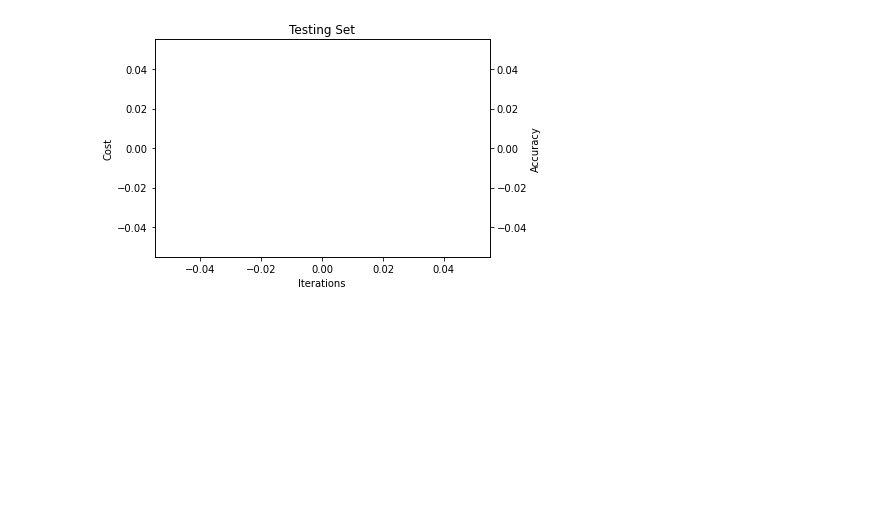
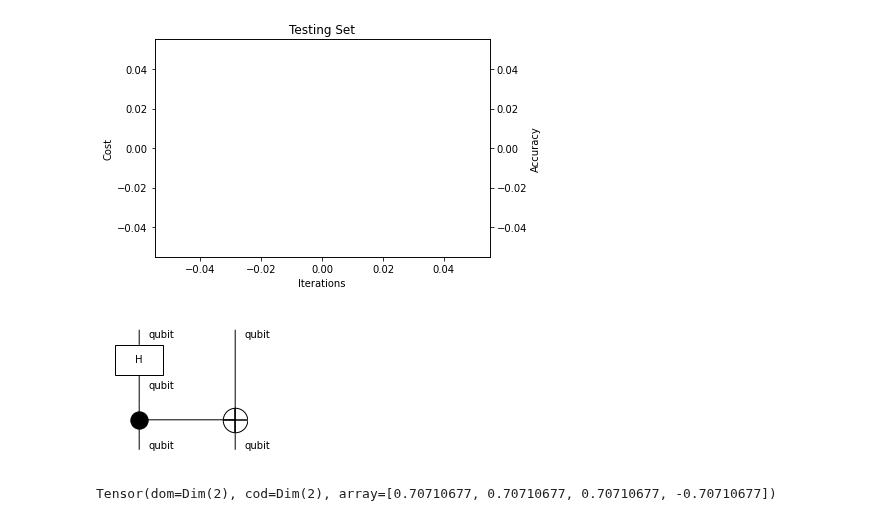
Before and after one commit to CDL-Quantum/CohortProject_2021, a Jupyter notebook: Week4_NLP/notebook.ipynb, the cells around one changed output. Saved outputs shown, nothing was run; the diff lists cells and outputs as text; code cells hidden in the pictures; blank space fills up the shorter version.

```diff
--- a/Week4_NLP/notebook.ipynb
+++ b/Week4_NLP/notebook.ipynb
@@ -233,3 +424,23 @@ ax2.set_ylabel('Accuracy')
 plt.show()
 # %% [output]
 [figure]
+# %%
+from discopy.quantum import qubit, H, Id, CX, QuantumGate
+from discopy import Dim
+
+assert H == QuantumGate("H", 1, 1 / np.sqrt(2) * np.array([1, 1, 1, -1]), _dagger=None)
+
+circuit = H @ Id(qubit) >> CX
+
+circuit.draw(figsize=(2, 2), draw_type_labels=True, margins=(.1, .1))
+# %% [output]
+[figure, added]
+# %%
+assert H.eval() == H.array
+assert Id(qubit).eval() == Tensor.id(Dim(2))
+
+assert circuit.eval() == H.eval() @ Id(qubit).eval() >> CX.eval()
+
+H.eval()
+# %% [output]
+Tensor(dom=Dim(2), cod=Dim(2), array=[0.70710677, 0.70710677, 0.70710677, -0.70710677])
```
Also changed, not shown: parts of 18 cells of this notebook.
